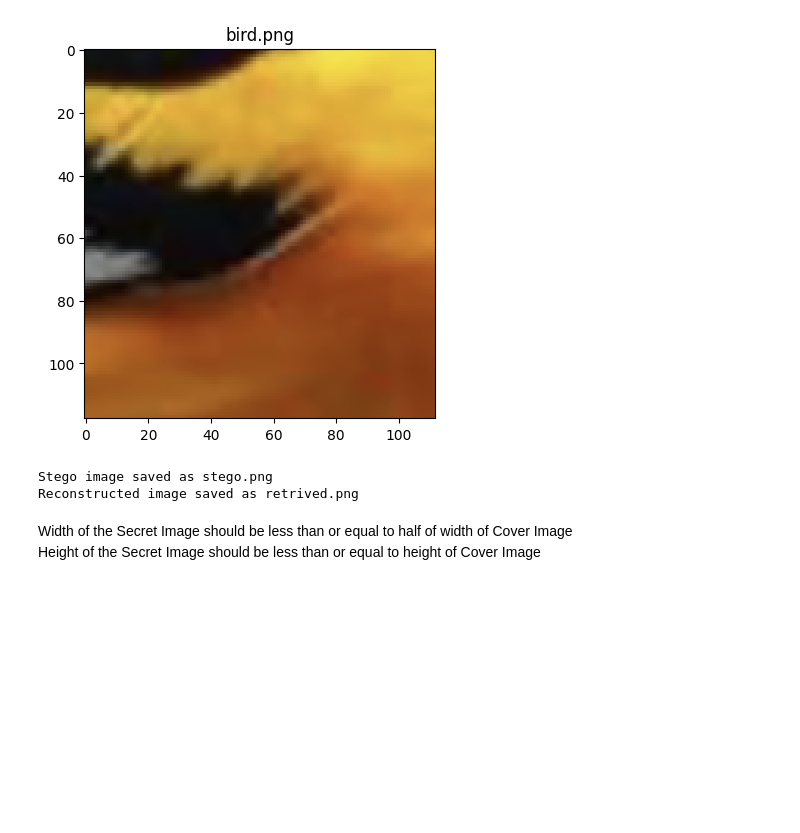
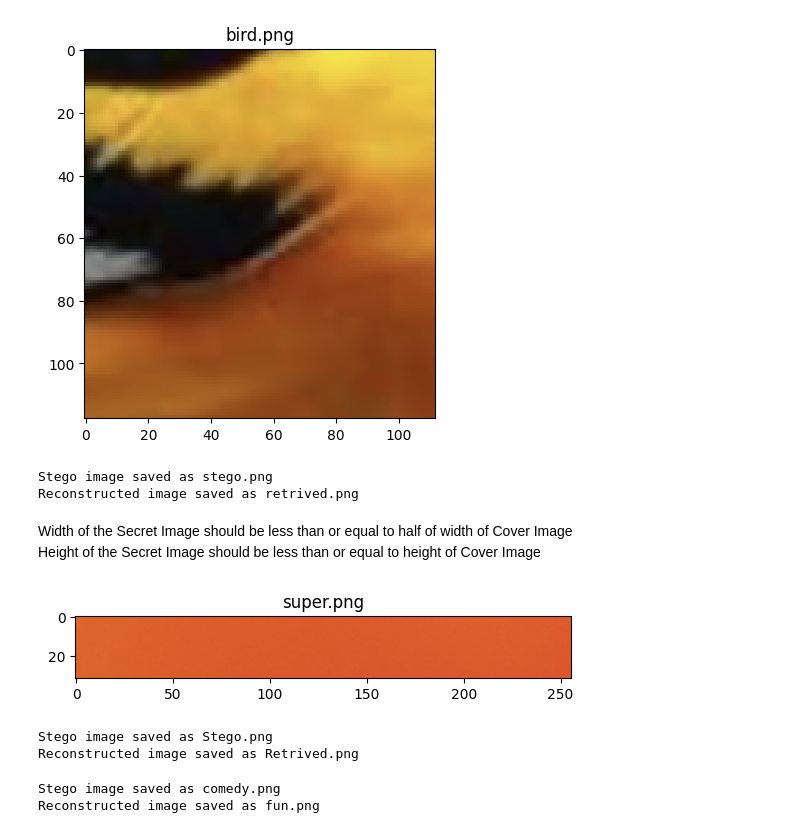
Before and after one commit to saisriy/ShroudX, a Jupyter notebook: Image_in_Image.ipynb, the cells around one changed output. Cells and saved outputs as stored; diff of their text form; code cells hidden in the pictures; blank space fills up the shorter version.

Commit message:
New functionality - More usage of cover image

```diff
--- a/Image_in_Image.ipynb
+++ b/Image_in_Image.ipynb
@@ -203,0 +216,5 @@ Height of the Secret Image should be less than or equal to height of Cover Image
+# %%
+ind = Read_image('super.png')
+Show_image(ind,'super.png')
+# %% [output]
+[figure, added]
@@ -203,0 +356,12 @@ Height of the Secret Image should be less than or equal to height of Cover Image
+# %%
+code,Level = Start_Encode('256_butter.jpg','super.png','Stego.png')
+DECode_lsb('Stego.png','Retrived.png',code,Level)
+# %% [output]
+Stego image saved as Stego.png
+Reconstructed image saved as Retrived.png
+# %%
+code1,Level1 = Start_Encode('hero.png','heroine.png','comedy.png')
+DECode_lsb('comedy.png','fun.png',code1,Level1)
+# %% [output]
+Stego image saved as comedy.png
+Reconstructed image saved as fun.png
```
Also changed, not shown: parts of 7 cells of this notebook.
